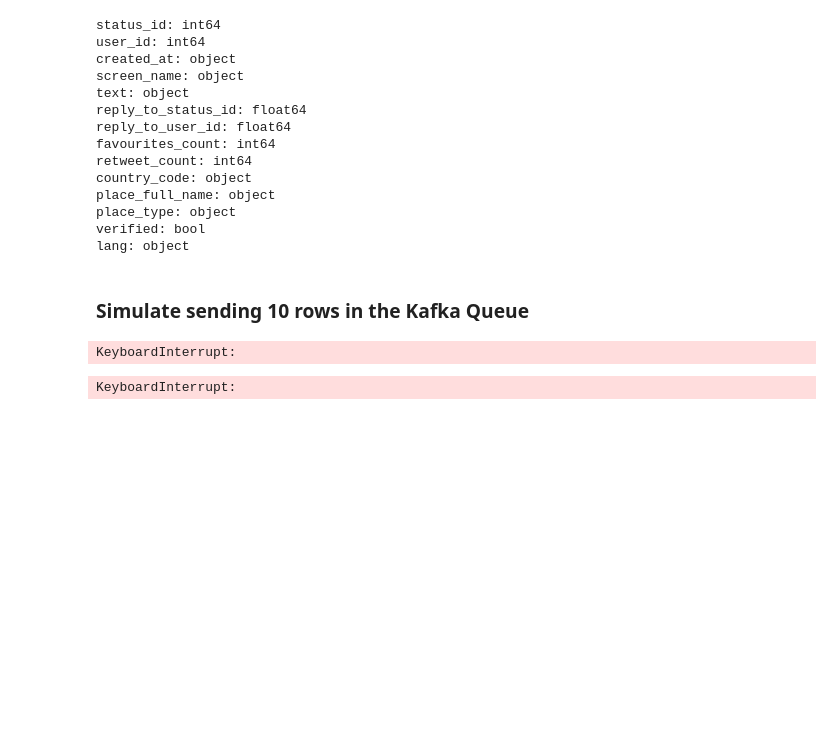
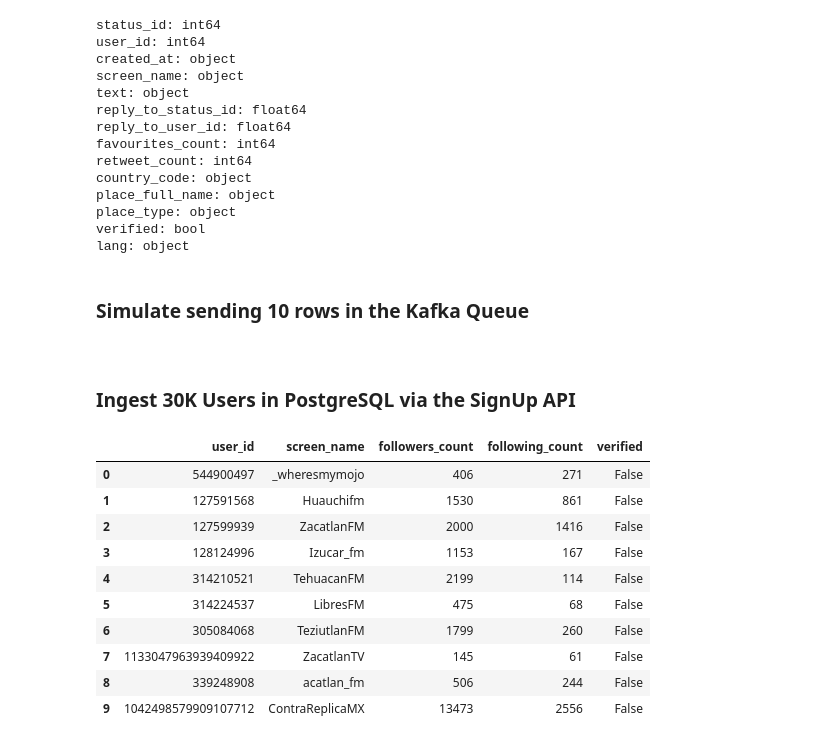
Before and after one commit to rayancrasta/TweetOps, a Jupyter notebook: Dataset/TwitterDataset.ipynb, the cells around one changed output. Drawn from its saved outputs; the diff is of its cells as text; code cells hidden in the pictures; blank space fills up the shorter version.

```diff
--- a/Dataset/TwitterDataset.ipynb
+++ b/Dataset/TwitterDataset.ipynb
@@ -386,51 +389,3 @@ verified: bool
 lang: object
 # %% [markdown]
 ### Simulate sending 10 rows in the Kafka Queue
-# %%
-import pandas as pd
-import requests
-import time
-
-start_time = time.time()
-# Select the first 30 rows of the DataFrame
-tweet_subset = tweet.head(50000)
-
-# Send each tweet as a separate POST request
-for index, row in tweet_subset.iterrows():
-    # Construct the tweet data in the format expected by the server
-    tweet_data = {
-        "status_id": int(row['status_id']),
-        "user_id": int(row['user_id']),
-        "created_at": str(row['created_at']),
-        "screen_name": row['screen_name'],
-        "text": row['text'],
-        "reply_to_status_id": int(row['reply_to_status_id']),
-        "reply_to_user_id": int(row['reply_to_user_id']),
-        "favourites_count": int(row['favourites_count']),
-        "retweet_count": int(row['retweet_count']),
-        "country_code": row['country_code'],
-        "place_full_name": row['place_full_name'],
-        "place_type": row['place_type'],
-        "verified": bool(row['verified']),
-        "lang": row['lang']
-    }
-
-    # Make the POST request
-    response = requests.post('http://localhost:8083/tweet', json=tweet_data)
-
-    # Check the response status
-    if response.status_code == 200:
-        pass
-    else:
-        print(f'Error sending tweet {index}: {response.text}')
-end_time = time.time()
-# Calculate the elapsed time
-elapsed_time = end_time - start_time
-
-print("Elapsed time:", elapsed_time, "seconds")
-# %% [output]
-KeyboardInterrupt:
-# %%
-tweet_subset
-# %% [output]
-KeyboardInterrupt:
@@ -436,0 +434,18 @@ KeyboardInterrupt:
+# %% [markdown]
+<!-- tweet_subset -->
+# %% [markdown]
+### Ingest 30K Users in PostgreSQL via the SignUp API
+# %%
+users.head(10)
+# %% [output]
+|  | user_id | screen_name | followers_count | following_count | verified |
+| 0 | 544900497 | _wheresmymojo | 406 | 271 | False |
+| 1 | 127591568 | Huauchifm | 1530 | 861 | False |
+| 2 | 127599939 | ZacatlanFM | 2000 | 1416 | False |
+| 3 | 128124996 | Izucar_fm | 1153 | 167 | False |
+| 4 | 314210521 | TehuacanFM | 2199 | 114 | False |
+| 5 | 314224537 | LibresFM | 475 | 68 | False |
+| 6 | 305084068 | TeziutlanFM | 1799 | 260 | False |
+| 7 | 1133047963939409922 | ZacatlanTV | 145 | 61 | False |
+| 8 | 339248908 | acatlan_fm | 506 | 244 | False |
+| 9 | 1042498579909107712 | ContraReplicaMX | 13473 | 2556 | False |
```
Also changed, not shown: parts of 5 cells of this notebook, 12 other files.
